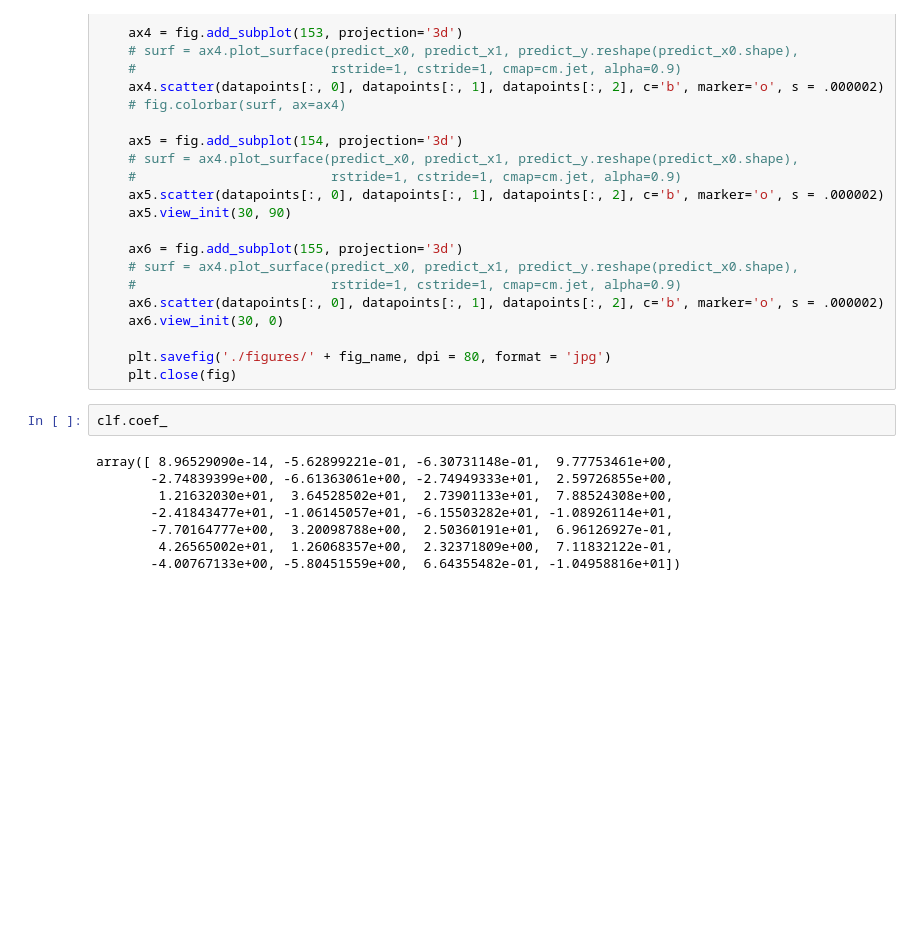
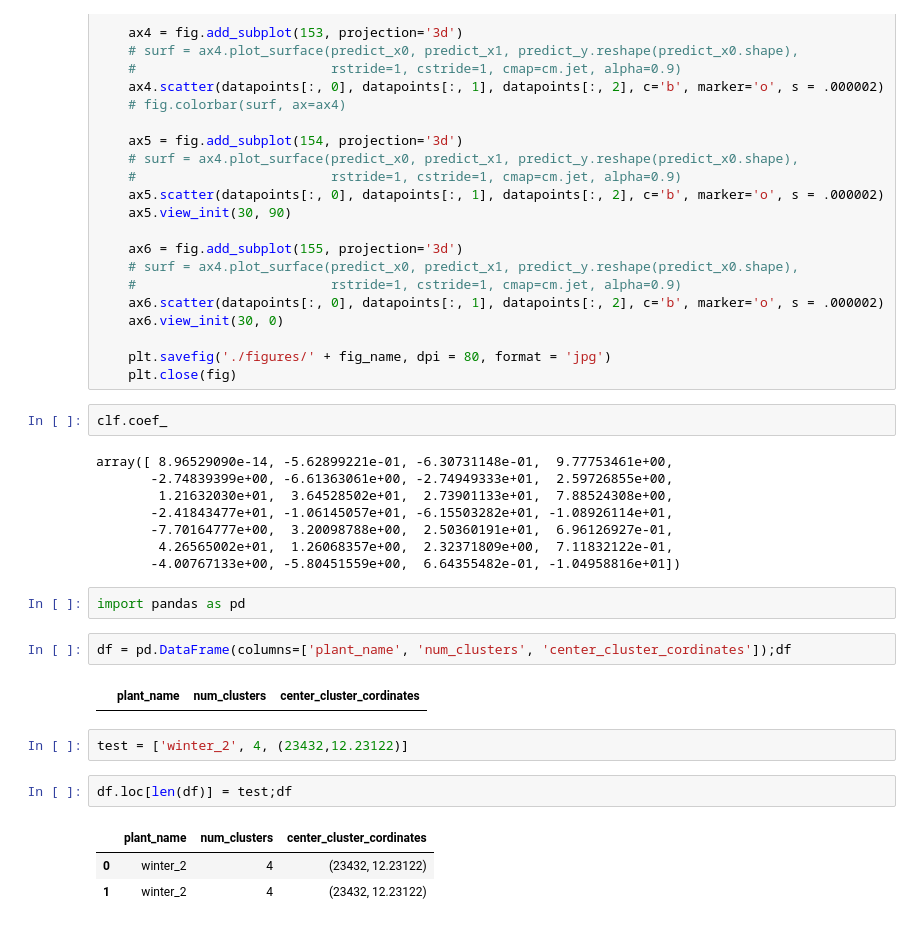
Before and after one commit to phytooracle/polynomial_surface_fitting, a Jupyter notebook: notebooks/polynomial_fitting.ipynb, the cells around one changed output. Saved outputs shown, nothing was run; the diff lists cells and outputs as text; blank space fills up the shorter version.

```diff
--- a/notebooks/polynomial_fitting.ipynb
+++ b/notebooks/polynomial_fitting.ipynb
@@ -1081,3 +1081,17 @@ array([ 8.96529090e-14, -5.62899221e-01, -6.30731148e-01,  9.77753461e+00,
        -7.70164777e+00,  3.20098788e+00,  2.50360191e+01,  6.96126927e-01,
         4.26565002e+01,  1.26068357e+00,  2.32371809e+00,  7.11832122e-01,
        -4.00767133e+00, -5.80451559e+00,  6.64355482e-01, -1.04958816e+01])
+# %%
+import pandas as pd
+# %%
+df = pd.DataFrame(columns=['plant_name', 'num_clusters', 'center_cluster_cordinates']);df
+# %% [output]
+|  | plant_name | num_clusters | center_cluster_cordinates |
+# %%
+test = ['winter_2', 4, (23432,12.23122)]
+# %%
+df.loc[len(df)] = test;df
+# %% [output]
+|  | plant_name | num_clusters | center_cluster_cordinates |
+| 0 | winter_2 | 4 | (23432, 12.23122) |
+| 1 | winter_2 | 4 | (23432, 12.23122) |
```
Also changed, not shown: 1 other file.
